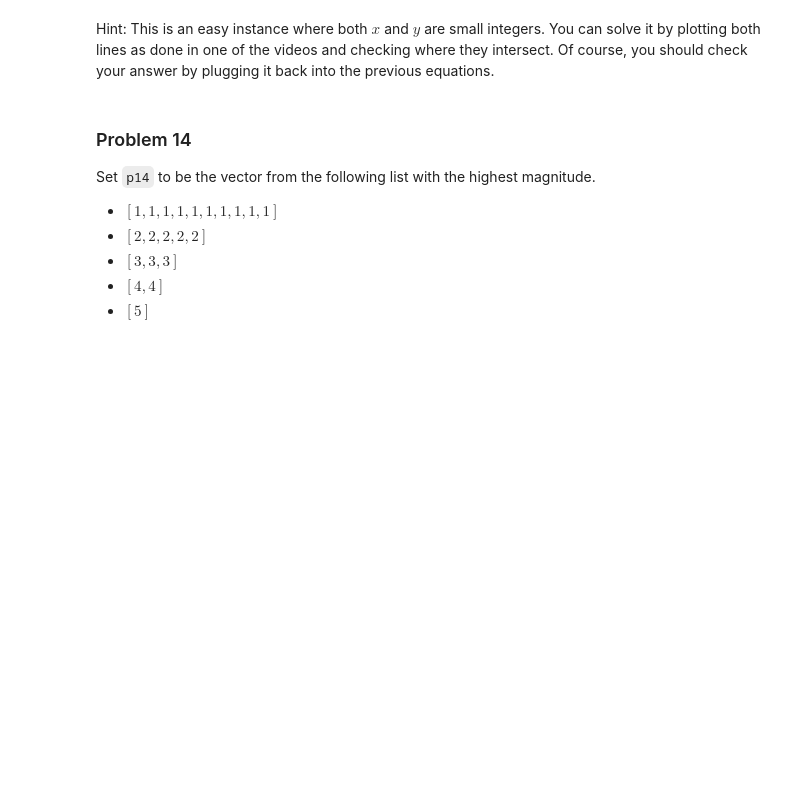
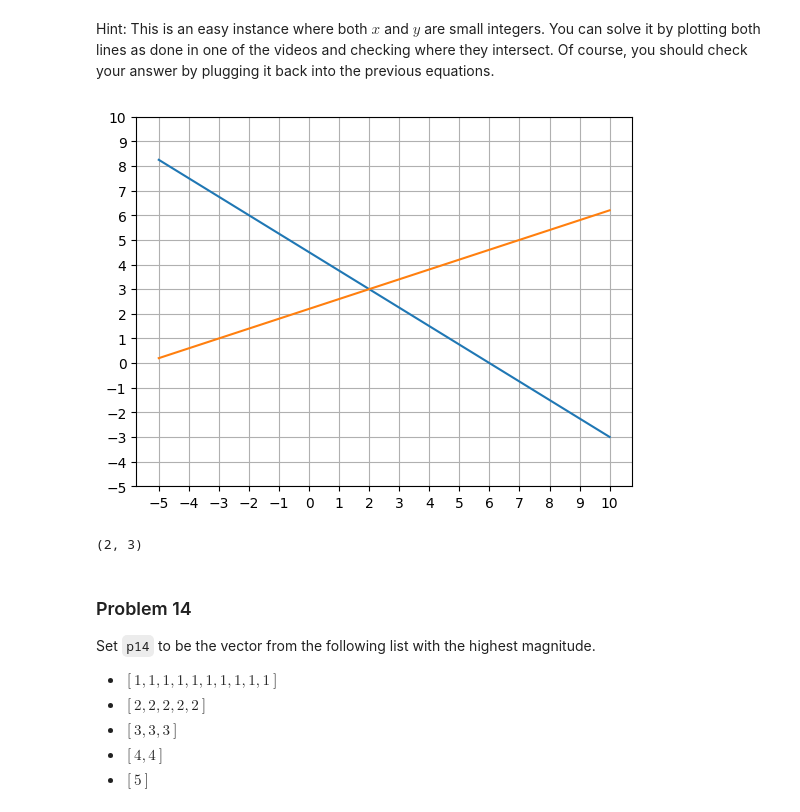
Before and after one commit to Jbaner/dx601-homework-08, a Jupyter notebook: homework.ipynb, the cells around one changed output. Saved outputs shown, nothing was run; the diff lists cells and outputs as text; code cells hidden in the pictures; blank space fills up the shorter version.

```diff
--- a/homework.ipynb
+++ b/homework.ipynb
@@ -302,5 +297,28 @@ p13 = ...
+# %%
+# YOUR CHANGES HERE
+
+# set p13 to be (x, y)
+
+#Set x value
+x=np.linspace(-5,10,100)
+#solve both equation for y values
+y1= (18-3*x)/4
+y2= (11+2*x)/5
+
+#Plotting the lines
+plt.plot(x, y1)
+plt.plot(x,y2)
+#Arranging the x ticks and y ticks to find the exact values
+plt.xticks(np.arange(-5,11,1))
+plt.yticks(np.arange(-5,11,1))
+plt.grid(True)
+p13 = (2,3)
+# %% [output]
+[figure, added]
 # %%
 p13
+# %% [output]
+(2, 3)
 # %% [markdown]
 ### Problem 14
 
```
Also changed, not shown: parts of 4 cells of this notebook.
